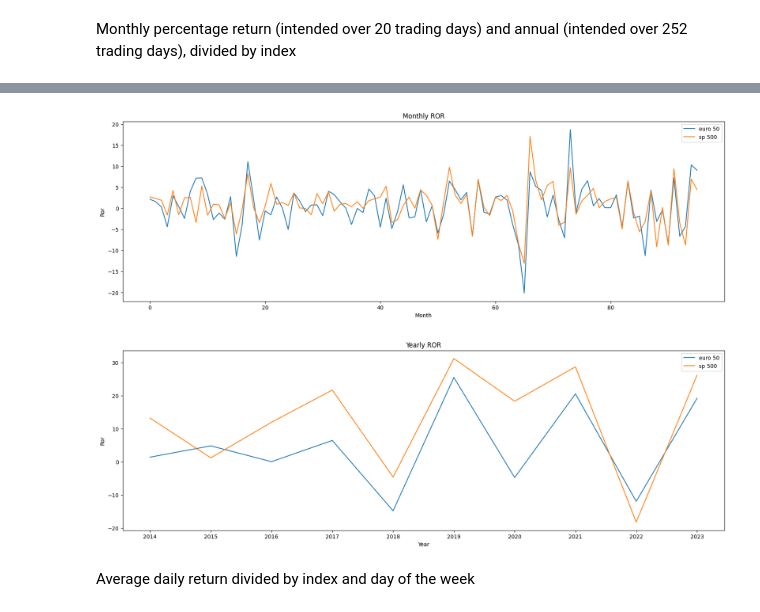
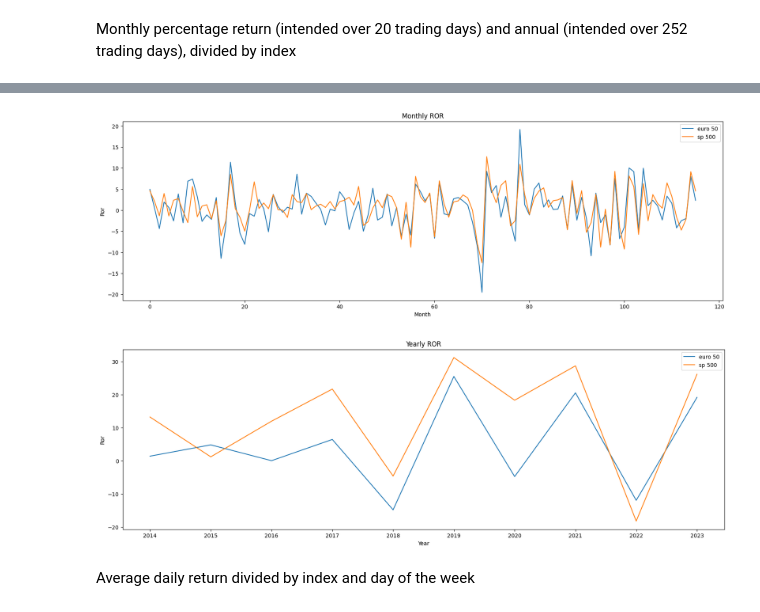
Before and after one commit to divagazionieteree/Prj2-Analisi-dell-andamento-degli-indici-azionari-S-P-500-ed-EURO-STOXX, a Jupyter notebook: Andamento Indici Azionari_2.ipynb, the cells around one changed output, grey strips where cells are left out. Cells and saved outputs as stored; diff of their text form; code cells hidden in the pictures.

```diff
--- a/Andamento Indici Azionari_2.ipynb
+++ b/Andamento Indici Azionari_2.ipynb
@@ -46,7 +46,8 @@ ror_year_sp_500 = []
 
 euro_50_first_close = euro_50['Close'][0]
 sp_500_first_close = sp_500['Close'][0]
-
+first_year = euro_50['Year'][0]
+first_month = euro_50['Month'][0]
 
 for index_year in range(10):
 
@@ -61,15 +62,14 @@ for index_year in range(10):
 
     if index_year > 0:
         euro_50_Filtered_year_previous = euro_50_year_Filtered
-        print(euro_50_Filtered_year_previous)
         dim_year_previous = dim_year
         sp_500_Filtered_year_previous = sp_500_year_Filtered
         dim1_year_previous = dim1_year
 
-    euro_50_year_Filtered = euro_50[euro_50['Year'] == index_year + 2014]
+    euro_50_year_Filtered = euro_50[euro_50['Year'] == index_year + first_year]
     euro_50_year_Filtered = euro_50_year_Filtered.reset_index(drop=True)
 
-    sp_500_year_Filtered = sp_500[sp_500['Year'] == index_year + 2014]
+    sp_500_year_Filtered = sp_500[sp_500['Year'] == index_year + first_year]
     sp_500_year_Filtered = sp_500_year_Filtered.reset_index(drop=True)
 
     dim_year = len(euro_50_year_Filtered) - 1
@@ -102,24 +102,36 @@ for index_year in range(10):
         6. Repeat the calculation for both index
         """
 
-        euro_50_Filtered = euro_50[(euro_50['Month'] == index_month) & (euro_50['Year'] == index_year + 2013)]
-        euro_50_Filtered = euro_50_Filtered.reset_index(drop=True)
+        if index_year + first_year > first_year or index_month > first_month:
+            euro_50_Filtered_month_previous = euro_50_month_Filtered
+            dim_month_previous = dim_month
+            sp_500_Filtered_month_previous = sp_500_month_Filtered
+            dim1_month_previous = dim1_month
 
-        if len(euro_50_Filtered) > 0:
+        euro_50_month_Filtered = euro_50[(euro_50['Month'] == index_month + 1) & (euro_50['Year'] == (index_year + first_year))]
+        euro_50_month_Filtered = euro_50_month_Filtered.reset_index(drop=True)
 
-            dim = len(euro_50_Filtered) - 1
-            ror_act = float(100 * (euro_50_Filtered["Close"][dim] - euro_50_Filtered["Open"][0]) / euro_50_Filtered["Open"][0])
+        sp_500_month_Filtered = sp_500[(sp_500['Month'] == index_month  + 1) & (sp_500['Year'] == (index_year + first_year))]
+        sp_500_month_Filtered = sp_500_month_Filtered.reset_index(drop=True)
+
+        if index_year + first_year == first_year and index_month == first_month:
+
+            dim_month = len(euro_50_month_Filtered) - 1
+            ror_act = float(100 * (euro_50_month_Filtered["Close"][dim_month] - euro_50_first_close) / euro_50_first_close)
             ror_month_euro_50.append(ror_act)
 
-        sp_500_Filtered = sp_500[(sp_500['Month'] == index_month) & (sp_500['Year'] == index_year + 2013)]
-        sp_500_Filtered = sp_500_Filtered.reset_index(drop=True)
-
-        if len(sp_500_Filtered) > 0:
-
-            dim1 = len(sp_500_Filtered) - 1
-            ror_act = float(100 * (sp_500_Filtered["Close"][dim1] - sp_500_Filtered["Open"][0]) / sp_500_Filtered["Open"][0])
+            dim1_month = len(sp_500_month_Filtered) - 1
+            ror_act = float(100 * (sp_500_month_Filtered["Close"][dim1_month] - sp_500_first_close) / sp_500_first_close)
             ror_month_sp_500.append(ror_act)
 
+        elif index_year + first_year > first_year or index_month > first_month:
+            dim_month = len(euro_50_month_Filtered) - 1
+            ror_act = float(100 * (euro_50_month_Filtered["Close"][dim_month] - euro_50_Filtered_month_previous["Close"][dim_month_previous]) / euro_50_Filtered_month_previous["Close"][dim_month_previous])
+            ror_month_euro_50.append(ror_act)
+
+            dim1_month = len(sp_500_month_Filtered) - 1
+            ror_act = float(100 * (sp_500_month_Filtered["Close"][dim1_month] - sp_500_Filtered_month_previous["Close"][dim1_month_previous]) / sp_500_Filtered_month_previous["Close"][dim1_month_previous])
+            ror_month_sp_500.append(ror_act)
 
 """
 Montly percentage Plot
@@ -174,4 +169,4 @@ plt.show()
-[figure, old version]
+[figure, new version]
 [figure]
 # %% [markdown]
 Average daily return divided by index and day of the week
```
Also changed, not shown: parts of 1 cell of this notebook.
